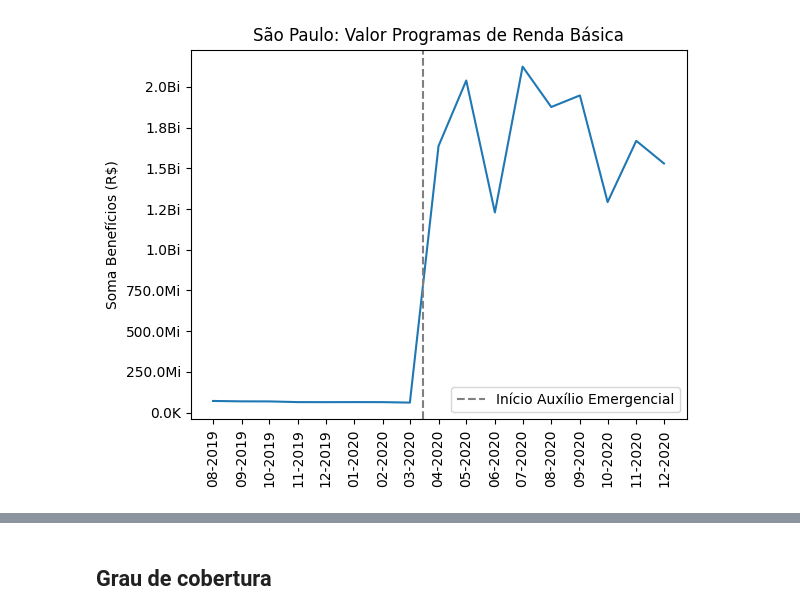
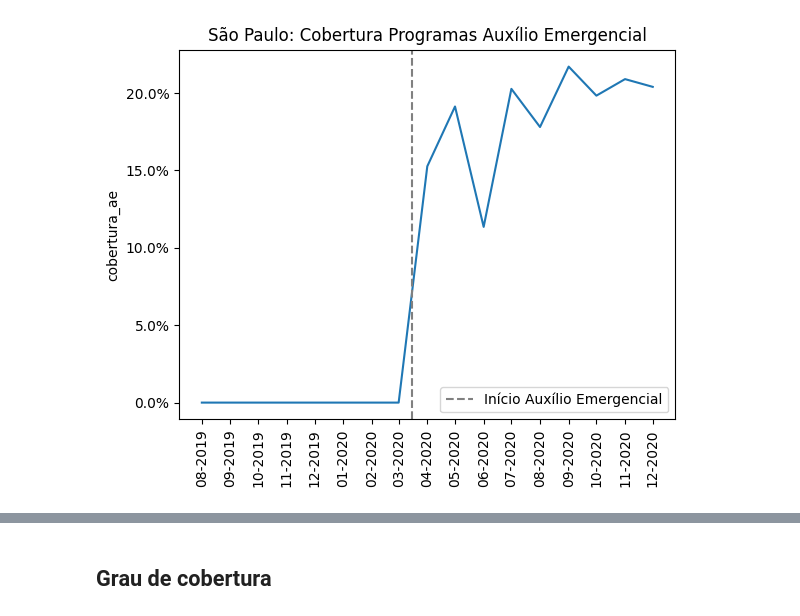
Before and after one commit to dlotter/monografia, a Jupyter notebook: exploratoria.ipynb, the cells around one changed output, grey strips where cells are left out. Saved outputs shown, nothing was run; the diff lists cells and outputs as text; code cells hidden in the pictures.

```diff
--- a/exploratoria.ipynb
+++ b/exploratoria.ipynb
@@ -139,10 +150 @@ nome_municipio                       0
 dtype: int64
-# %%
-df_all["valor_total"] = (
-    df_all["valor_bolsa_familia"] + df_all["valor_auxilio_emergencial"]
-)
-# %%
-df_all["valor_medio"] = df_all["valor_total"] / (
-    df_all["beneficiarios_auxilio_emergencial"]
-    + df_all["beneficiarios_bolsa_familia"]
-)
@@ -153,30 +169,32 @@ df_all["cobertura_ae"] = (
 df_all["cobertura_bf"] = (
     df_all["beneficiarios_bolsa_familia"] / df_all["populacao"]
 )
+# %%
+df_all['taxa_internacoes'] = df_all['total_internacoes_psico'] / df_all['total_internacoes_geral']
+df_all['taxa_internacoes_jovens'] = df_all['internacao_jovens'] / df_all['total_internacoes_geral']
+# %%
+df_all['internacoes_por_100'] = (df_all['total_internacoes_psico'] * 100) / df_all['populacao']
+df_all['internacoes_jovens_por_100'] = (df_all['internacao_jovens'] * 100) / df_all['populacao']
 # %%
-def format_number(data_value, indx):
-    if data_value >= 1_000_000_000:
-        formatter = "{:1.1f}Bi".format(data_value*0.000_000_001)
-    elif data_value >= 1_000_000:
-        formatter = "{:1.1f}Mi".format(data_value*0.000_001)
-    else:
-        formatter = "{:1.1f}K".format(data_value*0.001)
-    return formatter
-
 data = df_all[df_all["municipio_ibge"] == 3550308]
-ax = sns.lineplot(data=data, x="date", y="valor_total")
+ax = sns.lineplot(data=data, x="date", y="cobertura_ae")
 ax.set(xticks=data.date.values)
 ax.xaxis.set_major_formatter(dates.DateFormatter("%m-%Y"))
-ax.yaxis.set_major_formatter(format_number)
-plt.yticks(np.arange(0, max(data['valor_total']), 250_000_000))
+ax.yaxis.set_major_formatter(lambda x, y: "{:1.1f}%".format(x * 100))
+# plt.yticks(np.arange(0, max(data["valor_total"]), 250_000_000))
 plt.xticks(rotation=90)
-plt.ylabel('Soma Benefícios (R$)')
-plt.xlabel('')
-plt.axvline(datetime(2020, 3,15), linestyle='dashed', label='Início Auxílio Emergencial', color='grey')
-plt.title("São Paulo: Valor Programas de Renda Básica")
+# plt.ylabel("Soma Benefícios (R$)")
+plt.xlabel("")
+plt.axvline(
+    datetime(2020, 3, 15),
+    linestyle="dashed",
+    label="Início Auxílio Emergencial",
+    color="grey",
+)
+plt.title("São Paulo: Cobertura Programas Auxílio Emergencial")
 plt.legend()
 plt.show()
 # %% [output]
-[figure, old version]
+[figure, new version]
 # %%
 data = df_all[df_all["municipio_ibge"] == 3550308]
```
Also changed, not shown: parts of 32 cells of this notebook, 4 other files.
